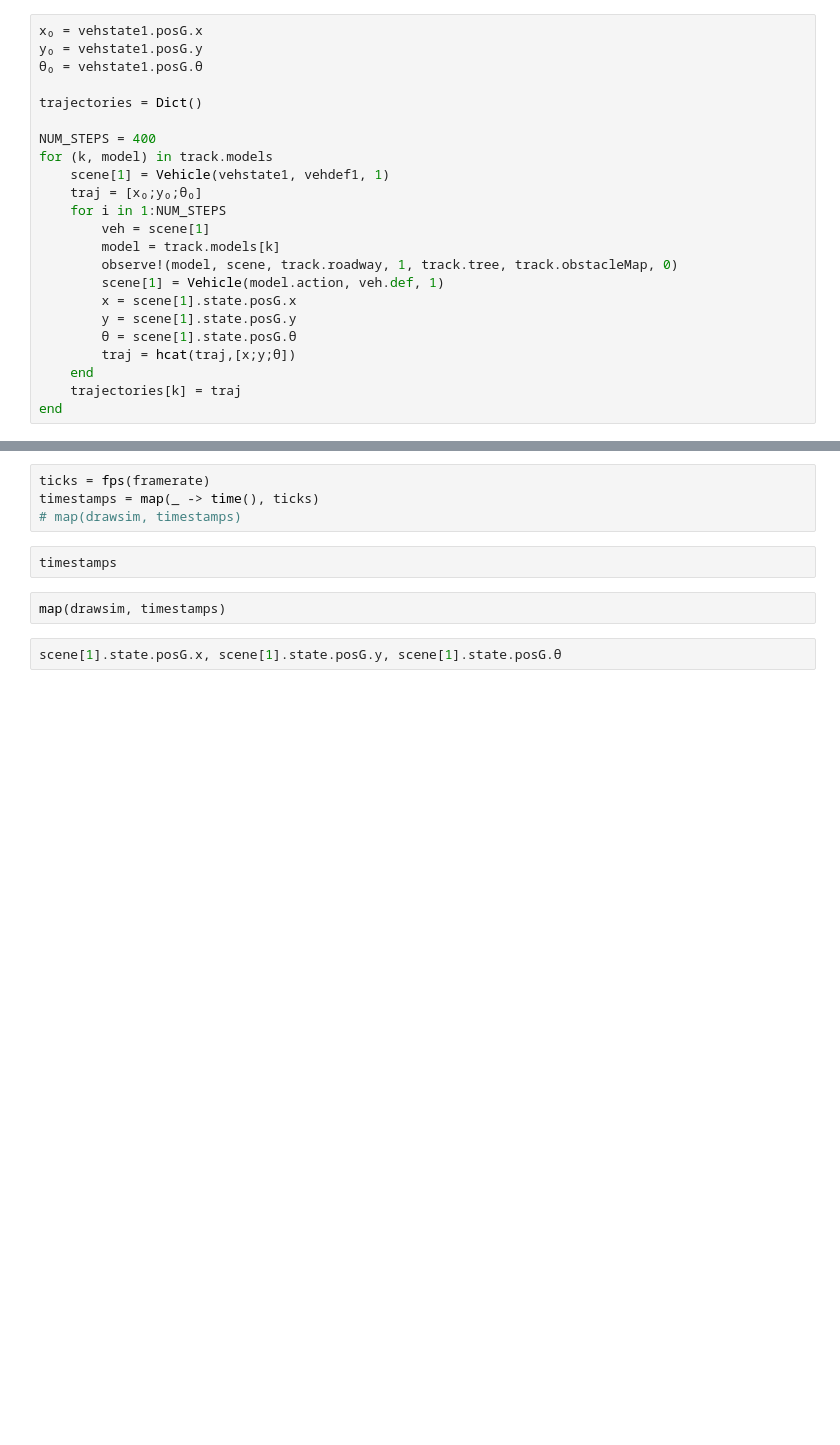
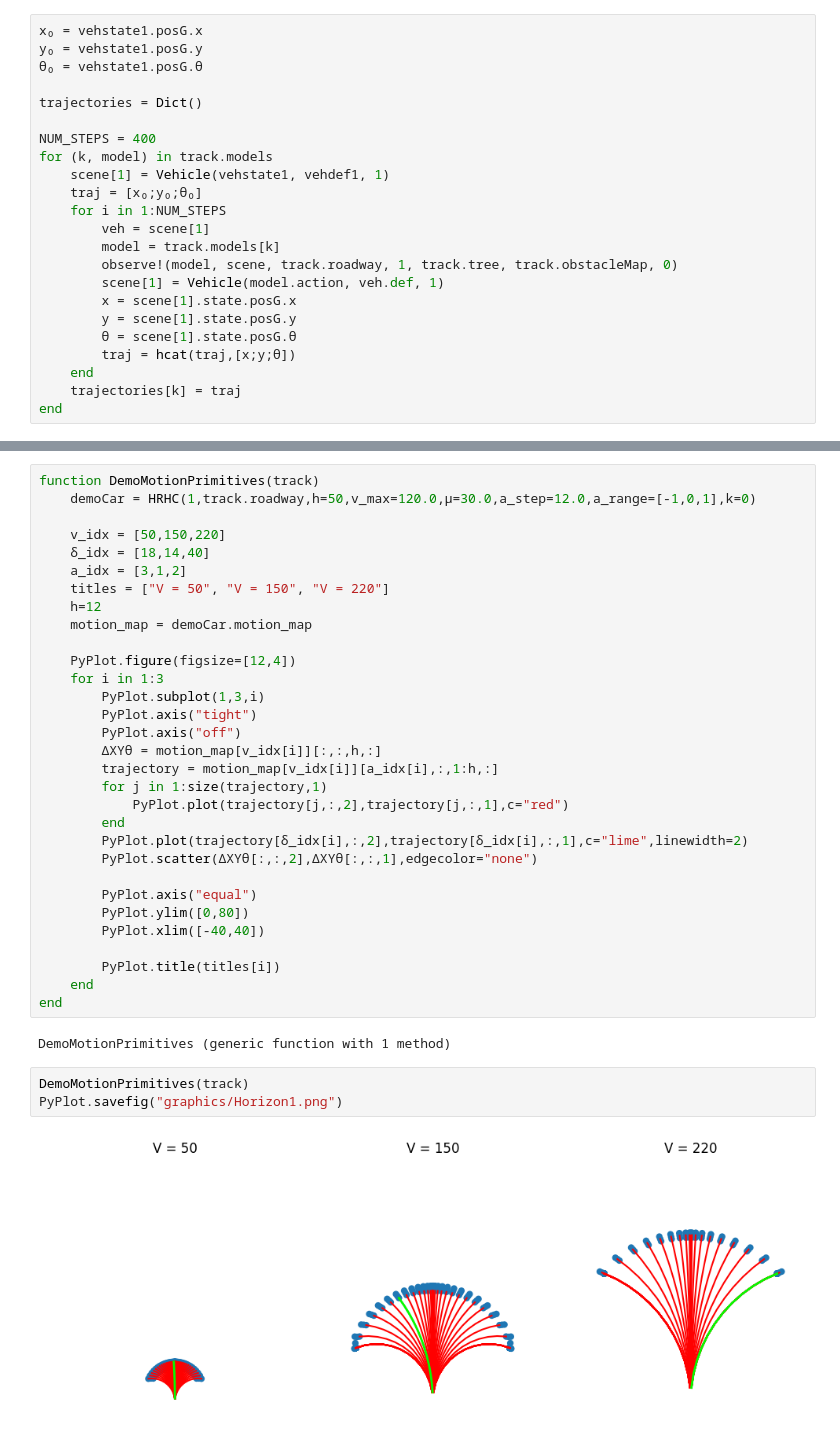
Before and after one commit to kylejbrown17/OptimalControlProject, a Jupyter notebook: LevelKRacing.ipynb, the cells around one changed output, grey strips where cells are left out. Saved outputs shown, nothing was run; the diff lists cells and outputs as text; blank space fills up the shorter version.

Commit message:
added graphics

```diff
--- a/LevelKRacing.ipynb
+++ b/LevelKRacing.ipynb
@@ -182,10 +152,38 @@ end
-# %%
-ticks = fps(framerate)
-timestamps = map(_ -> time(), ticks)
-# map(drawsim, timestamps)
-# %%
-timestamps
-# %%
-map(drawsim, timestamps)
-# %%
-scene[1].state.posG.x, scene[1].state.posG.y, scene[1].state.posG.θ
+# %%
+function DemoMotionPrimitives(track)
+    demoCar = HRHC(1,track.roadway,h=50,v_max=120.0,μ=30.0,a_step=12.0,a_range=[-1,0,1],k=0)
+
+    v_idx = [50,150,220]
+    δ_idx = [18,14,40]
+    a_idx = [3,1,2]
+    titles = ["V = 50", "V = 150", "V = 220"]
+    h=12
+    motion_map = demoCar.motion_map
+
+    PyPlot.figure(figsize=[12,4])
+    for i in 1:3
+        PyPlot.subplot(1,3,i)
+        PyPlot.axis("tight")
+        PyPlot.axis("off")
+        ΔXYθ = motion_map[v_idx[i]][:,:,h,:]
+        trajectory = motion_map[v_idx[i]][a_idx[i],:,1:h,:]
+        for j in 1:size(trajectory,1)
+            PyPlot.plot(trajectory[j,:,2],trajectory[j,:,1],c="red")
+        end
+        PyPlot.plot(trajectory[δ_idx[i],:,2],trajectory[δ_idx[i],:,1],c="lime",linewidth=2)
+        PyPlot.scatter(ΔXYθ[:,:,2],ΔXYθ[:,:,1],edgecolor="none")
+
+        PyPlot.axis("equal")
+        PyPlot.ylim([0,80])
+        PyPlot.xlim([-40,40])
+
+        PyPlot.title(titles[i])
+    end
+end
+# %% [output]
+DemoMotionPrimitives (generic function with 1 method)
+# %%
+DemoMotionPrimitives(track)
+PyPlot.savefig("graphics/Horizon1.png")
+# %% [output]
+[figure, added]
```
Also changed, not shown: parts of 11 cells of this notebook, 3 other files.
